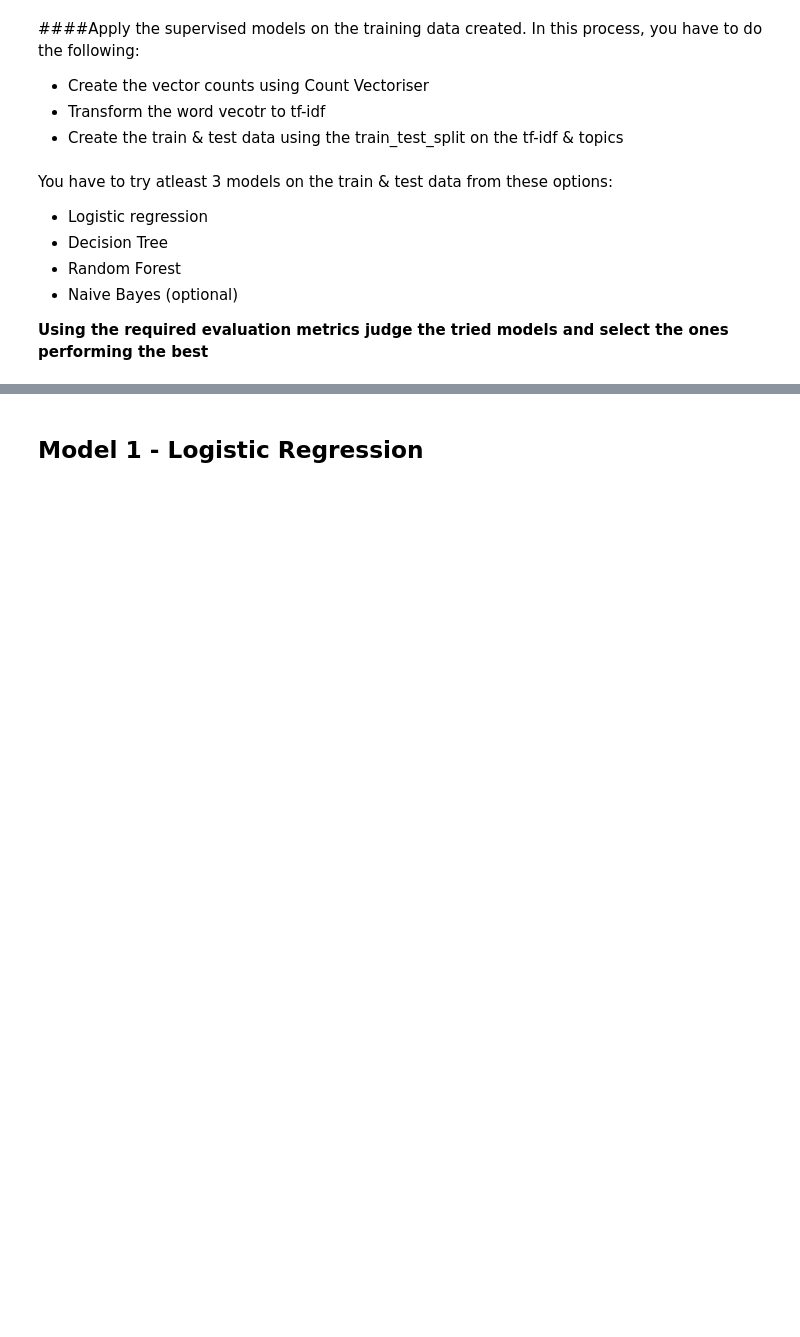
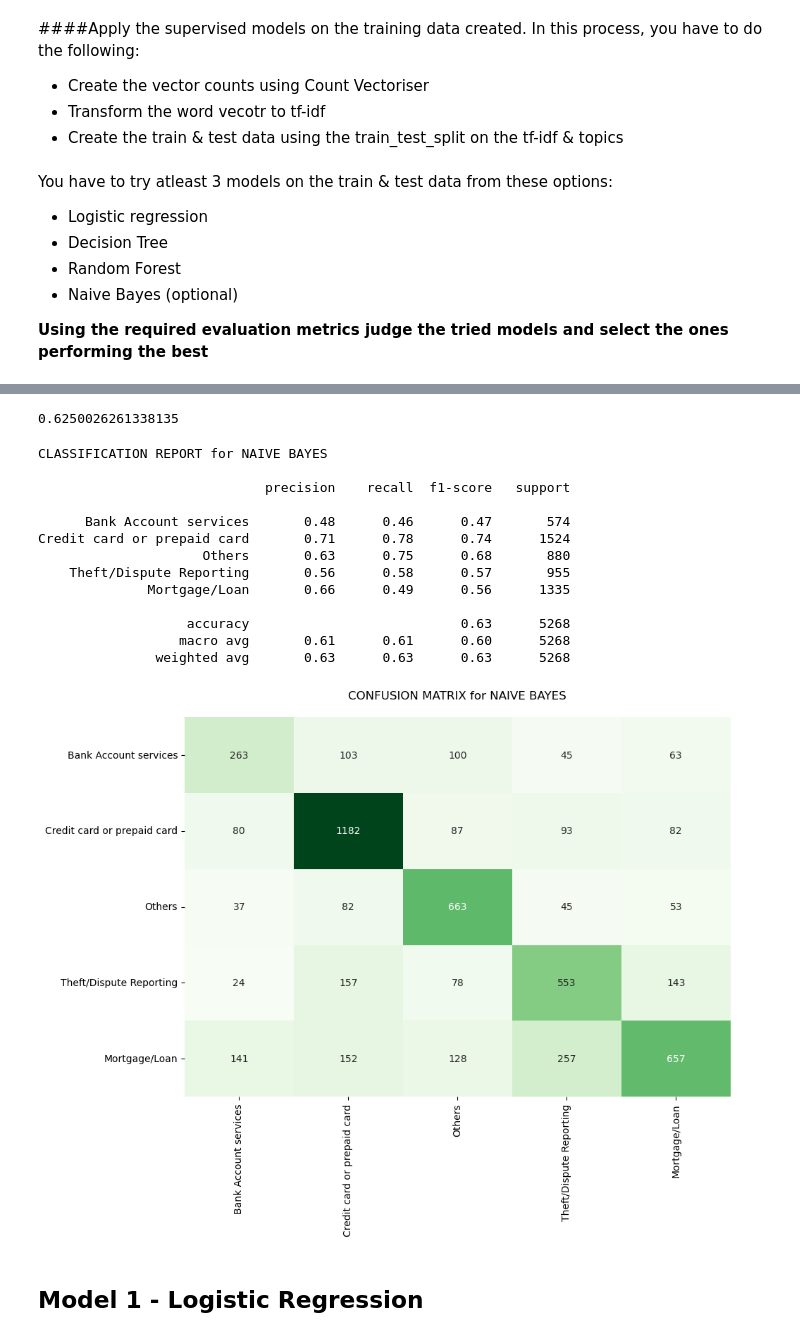
Before and after one commit to hargurjeet/NLP_Automatic_Ticket_Classification, a Jupyter notebook: automatic-ticket-classification-assignment-kaggle.ipynb, the cells around one changed output, grey strips where cells are left out. Saved outputs shown, nothing was run; the diff lists cells and outputs as text; code cells hidden in the pictures; blank space fills up the shorter version.

```diff
--- a/automatic-ticket-classification-assignment-kaggle.ipynb
+++ b/automatic-ticket-classification-assignment-kaggle.ipynb
@@ -716,7 +723,7 @@ training_data.head()
 # %%
 #Write your code to get the Vector count
 # Separate text_data and labels
-text_data = df_clean['complaint_what_happened'].tolist()
+text_data = df_clean['Complaint_clean'].tolist()
 labels = df_clean['Topic'].tolist()
 
 # Create an instance of CountVectorizer
@@ -751,11 +758,11 @@ df_clean.shape
 # %%
 # Write your code here to build any 3 models and evaluate them using the required metrics
 #Mapping the labels back to integers
-df_clean.replace({'Topic':{ "Credit card or prepaid card":0,
-                            "Bank Account services":1,
-                            "Theft/Dispute Reporting":2,
-                            "Mortgage/Loan":3,
-                            "Others":4,
-                            }},inplace=True)
+# df_clean.replace({'Topic':{ "Credit card or prepaid card":0,
+#                             "Bank Account services":1,
+#                             "Theft/Dispute Reporting":2,
+#                             "Mortgage/Loan":3,
+#                             "Others":4,
+#                             }},inplace=True)
 
-df_clean['Topic'].value_counts()
+# df_clean['Topic'].value_counts()
@@ -782,3 +801,51 @@ y_test Shape: (5268,)
+# %%
+# Import required library
+from sklearn.naive_bayes import MultinomialNB
+
+# Creating model with best hyperparameter
+model_name = 'NAIVE BAYES'
+nb_tuned = MultinomialNB(alpha=0.1,fit_prior=False)
+nb_tuned.fit(X_train, y_train)
+y_pred_nb_tuned = nb_tuned.predict(X_test)
+
+# # Hyperparameter tuning for best result
+# param_nb = {
+#     'alpha': (1, 0.1, 0.01, 0.001, 0.0001, 0.00001),
+#     'fit_prior':[True, False]
+# }
+
+# grid_nb = GridSearchCV(estimator=nb,
+#                        param_grid=param_nb,
+#                        verbose=1,
+#                        scoring='f1_weighted',
+#                        n_jobs=-1,
+#                        cv=10)
+# grid_nb.fit(X_train, y_train)
+# print(grid_nb.best_params_)
+# %%
+# Calculate F1 Score of model using weighted average method
+f1_nb = f1_score(y_test, y_pred_nb_tuned, average="weighted")
+f1_nb
+# %% [output]
+0.6250026261338135
+# %%
+# Evaluate the Naive Bayes classifier
+model_eval(y_test, y_pred_nb_tuned, model_name)
+# %% [output]
+CLASSIFICATION REPORT for NAIVE BAYES
+
+                             precision    recall  f1-score   support
+
+      Bank Account services       0.48      0.46      0.47       574
+Credit card or prepaid card       0.71      0.78      0.74      1524
+                     Others       0.63      0.75      0.68       880
+    Theft/Dispute Reporting       0.56      0.58      0.57       955
+              Mortgage/Loan       0.66      0.49      0.56      1335
+
+                   accuracy                           0.63      5268
+                  macro avg       0.61      0.61      0.60      5268
+               weighted avg       0.63      0.63      0.63      5268
+[figure, added]
 # %% [markdown]
 ## Model 1 - Logistic Regression
 # %%
```
Also changed, not shown: parts of 16 cells of this notebook.
